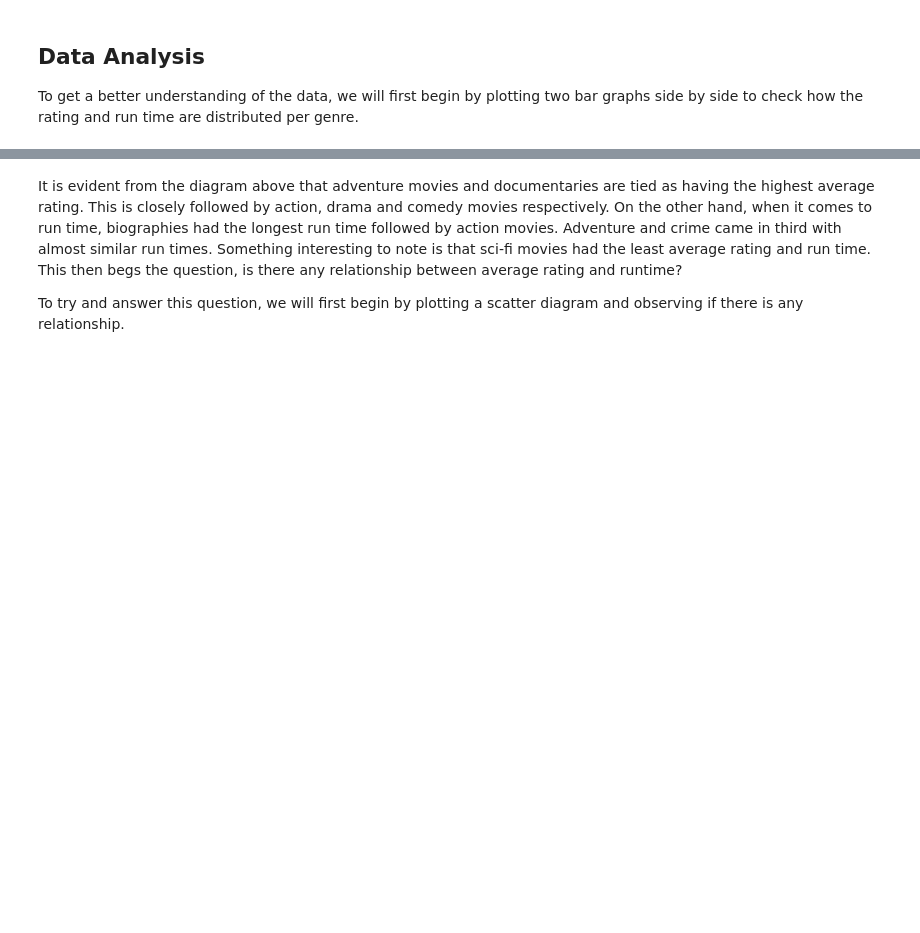
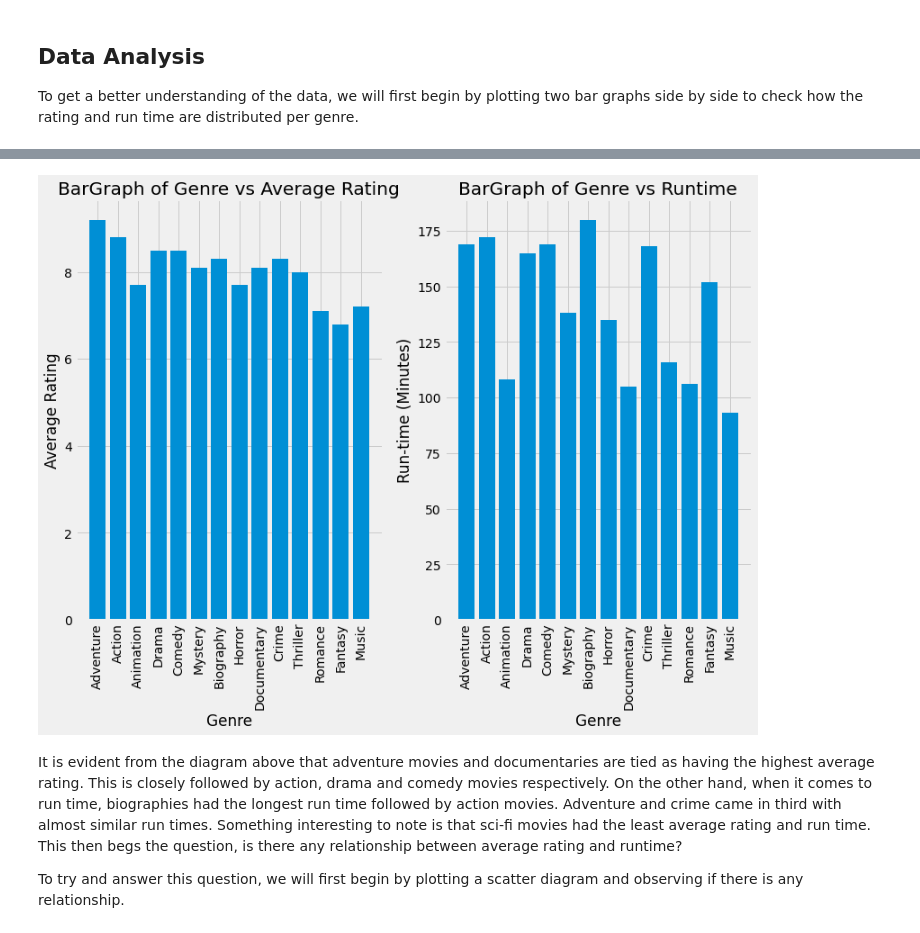
Before and after one commit to lilanhenry/phase2_group8_project, a Jupyter notebook: student.ipynb, the cells around one changed output, grey strips where cells are left out. Saved outputs shown, nothing was run; the diff lists cells and outputs as text; code cells hidden in the pictures; blank space fills up the shorter version.

```diff
--- a/student.ipynb
+++ b/student.ipynb
@@ -587,3 +604,13 @@ Name: runtime_minutes, dtype: float64
 ## Data Analysis
 
 To get a better understanding of the data, we will first begin by plotting two bar graphs side by side to check how the rating and run time are distributed per genre.
+# %%
+runtime_rating_df = merged_movies_analysis_df.loc[:,["Movie_title","modified_genres","averagerating","runtime_minutes"]]
+runtime_rating_df.shape
+
+runtime_rating_df_duplicated  = runtime_rating_df [runtime_rating_df .duplicated(subset="Movie_title")]
+print(len(runtime_rating_df_duplicated))
+
+modified_runtime_rating_df = runtime_rating_df.drop_duplicates("Movie_title", keep="last")
+modified_runtime_rating_df_duplicated  =modified_runtime_rating_df[modified_runtime_rating_df.duplicated(subset="Movie_title")]
+print(len(modified_runtime_rating_df_duplicated))
@@ -607,3 +637,20 @@ ax[1].set_title("BarGraph of Genre vs Runtime");
+# %%
+plt.style.use("fivethirtyeight")
+
+fig, ax = plt.subplots(nrows=1, ncols=2, figsize = (12,8))
+
+ax[0].bar(modified_runtime_rating_df["modified_genres"],modified_runtime_rating_df["averagerating"])
+ax[0].tick_params(axis="x", labelrotation= 90)
+ax[0].set_xlabel("Genre")
+ax[0].set_ylabel("Average Rating")
+ax[0].set_title("BarGraph of Genre vs Average Rating")
+ax[1].bar(modified_runtime_rating_df["modified_genres"],modified_runtime_rating_df["runtime_minutes"])
+ax[1].tick_params(axis="x", labelrotation= 90)
+ax[1].set_xlabel("Genre")
+ax[1].set_ylabel("Run-time (Minutes)")
+ax[1].set_title("BarGraph of Genre vs Runtime");
+# %% [output]
+[figure, added]
 # %% [markdown]
 It is evident from the diagram above that adventure movies and documentaries are tied as having the highest average rating. This is closely followed by action, drama and comedy movies respectively. On the other hand, when it comes to run time, biographies had the longest run time followed by action movies. Adventure and crime came in third with almost similar run times. Something interesting to note is that sci-fi movies had the least average rating and run time. This then begs the question, is there any relationship between average rating and runtime?
 
```
Also changed, not shown: parts of 9 cells of this notebook.
